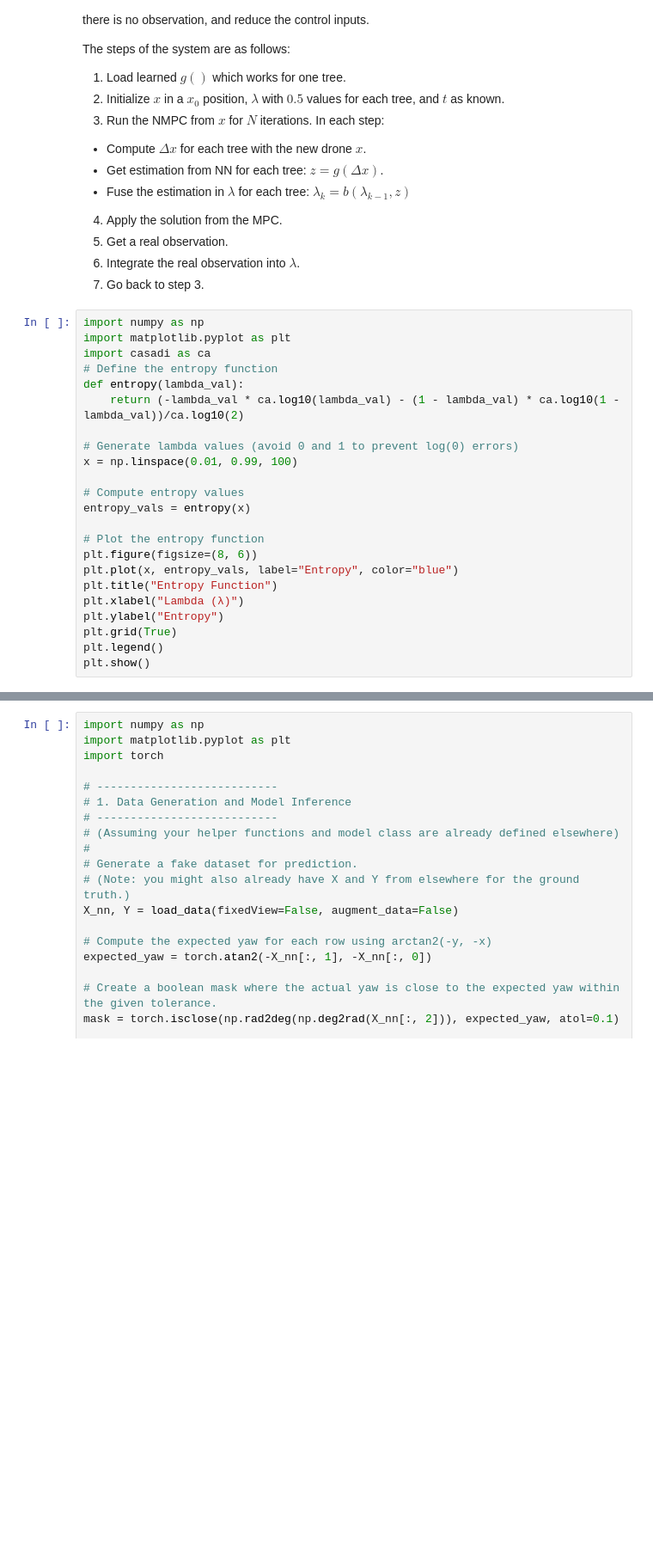
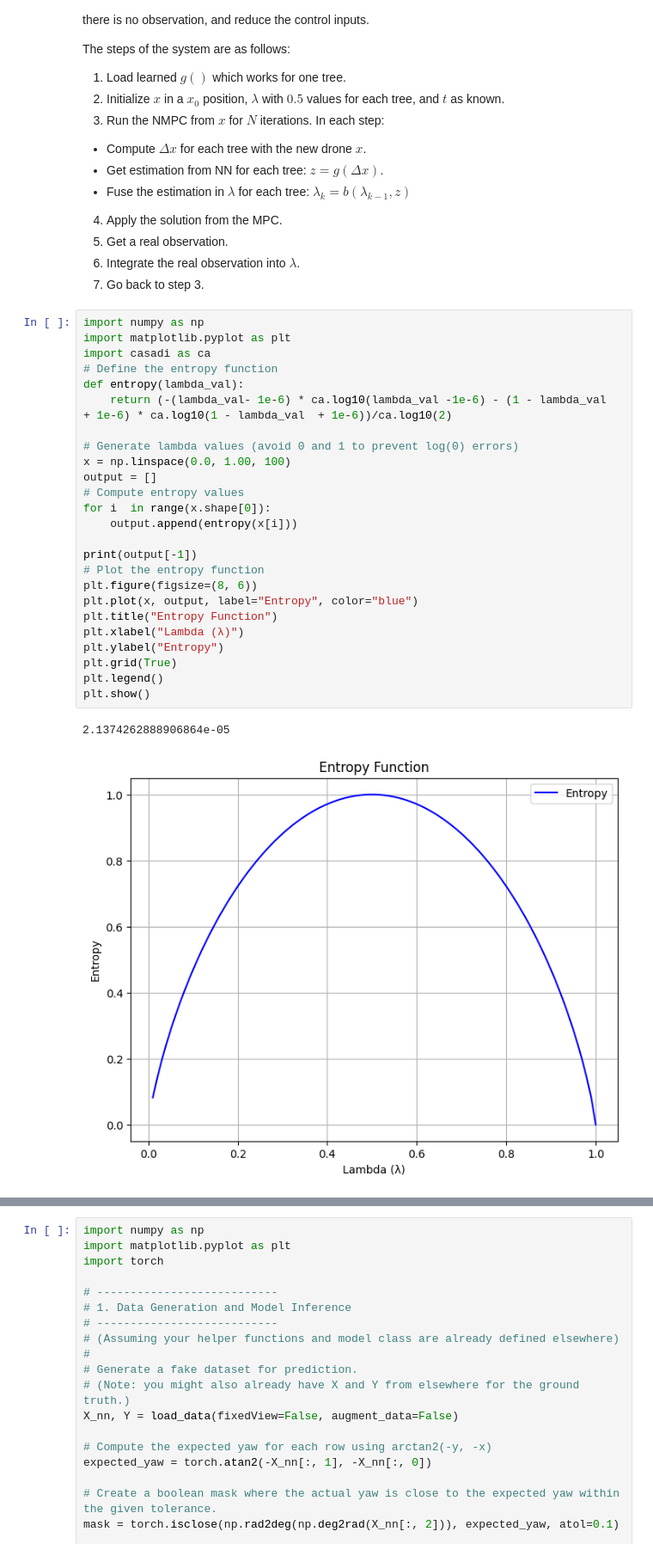
Before and after one commit to andrearlotta/neural_mpc, a Jupyter notebook: main_unity_test.ipynb, the cells around one changed output, grey strips where cells are left out. Shown at 86% size. Cells and saved outputs as stored; diff of their text form; blank space fills up the shorter version.

```diff
--- a/main_unity_test.ipynb
+++ b/main_unity_test.ipynb
@@ -512,26 +534,31 @@ The steps of the system are as follows:
 # %%
 import numpy as np
 import matplotlib.pyplot as plt
 import casadi as ca
 # Define the entropy function
 def entropy(lambda_val):
-    return (-lambda_val * ca.log10(lambda_val) - (1 - lambda_val) * ca.log10(1 - lambda_val))/ca.log10(2)
+    return (-(lambda_val- 1e-6) * ca.log10(lambda_val -1e-6) - (1 - lambda_val  + 1e-6) * ca.log10(1 - lambda_val  + 1e-6))/ca.log10(2)
 
 # Generate lambda values (avoid 0 and 1 to prevent log(0) errors)
-x = np.linspace(0.01, 0.99, 100)
+x = np.linspace(0.0, 1.00, 100)
+output = []
+# Compute entropy values
+for i  in range(x.shape[0]):
+    output.append(entropy(x[i]))
 
-# Compute entropy values
-entropy_vals = entropy(x)
-
+print(output[-1])
 # Plot the entropy function
 plt.figure(figsize=(8, 6))
-plt.plot(x, entropy_vals, label="Entropy", color="blue")
+plt.plot(x, output, label="Entropy", color="blue")
 plt.title("Entropy Function")
 plt.xlabel("Lambda (λ)")
 plt.ylabel("Entropy")
 plt.grid(True)
 plt.legend()
 plt.show()
+# %% [output]
+2.1374262888906864e-05
+[figure, added]
 # %%
 import numpy as npc
 import casadi as ca
```
Also changed, not shown: parts of 7 cells of this notebook.
